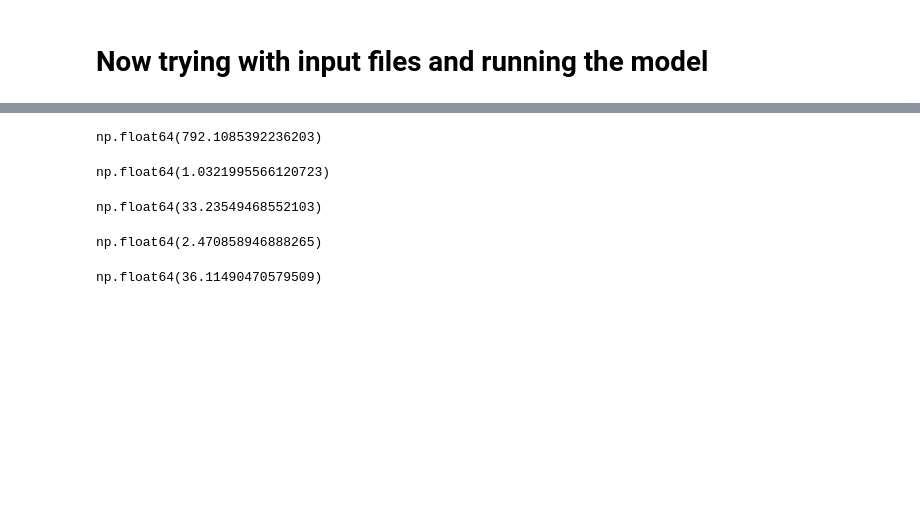
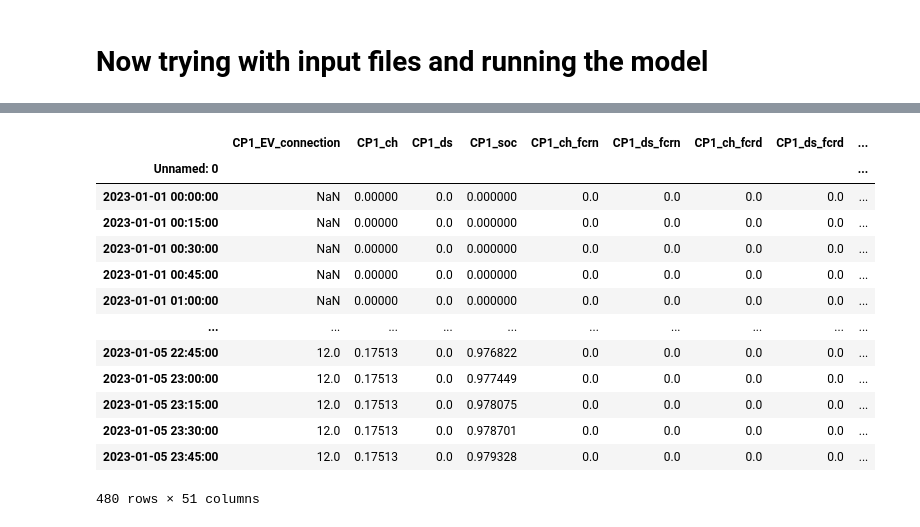
Before and after one commit to SaraAboebeid/ECOM-Tool, a Jupyter notebook: LEC-Opt-with_aging_FCRN_FCRD_15min.ipynb, the cells around one changed output, grey strips where cells are left out. Drawn from its saved outputs; the diff is of its cells as text; code cells hidden in the pictures; blank space fills up the shorter version.

```diff
--- a/LEC-Opt-with_aging_FCRN_FCRD_15min.ipynb
+++ b/LEC-Opt-with_aging_FCRN_FCRD_15min.ipynb
@@ -1014,7 +1110,7 @@ try:
 except NameError:
     base_dir = Path.cwd()  # fallback for Jupyter or interactive mode
 
-charging_point_file_path = base_dir / "Data" / "Charging_point_test_data.xlsx"
+charging_point_file_path = base_dir / "Data" / "CP_sessions_2023.xlsx"
 charging_point_data = pd.read_excel(charging_point_file_path, sheet_name=None)
 building_file_path = base_dir / "Data" / "Building_test_data.xlsx"
 building_data = pd.read_excel(building_file_path, index_col = [0], sheet_name=None)
@@ -1089,7 +1205,7 @@ for day in range(days):
         print(f"  ⛽ Charging Point: {cp_name}")
         cp_df = charging_point_data[cp_name]
         capacities, max_powers, arrivals, departures = [], [], [], []
-        arrival_socs, desired_socs = [], []
+        arrival_socs, desired_socs, ev_ids = [], [], []
 
         # a) Add ongoing sessions
         print("   ↪ Checking ongoing sessions from previous day")
@@ -1104,8 +1220,9 @@ for day in range(days):
                 departures.append(min(dep_time, horizon_hours * 4))
                 arrival_socs.append(session['last_soc'])
                 desired_socs.append(session['desired_soc'])
+                ev_ids.append(session['ev_id'])
 
-                print(f"     ✅ Continued EV{idx}: dep_time_slot={dep_time}, SOC={session['last_soc']}")
+                print(f"     ✅ Continued EV{session['ev_id']}: dep_time_slot={dep_time}, SOC={session['last_soc']}")
                 if session['departure_time'] > end_time:
                     new_ongoing_sessions[cp_name].append(session)
 
@@ -1147,9 +1264,11 @@ for day in range(days):
 
             arrival_socs.append(row['Arrival SOC'])
             desired_socs.append(row['Desired SOC'])
+            ev_ids.append(row['ev_id'])
 
         charging_point_list.append(charging_point(
             name=cp_name,
+            ev_id = ev_ids,
             ev_capacity=capacities,
             ev_max_power=max_powers,
             ev_arrival=arrivals,
@@ -1160,7 +1279,8 @@ for day in range(days):
 
     # 3. Run optimization
     print("Step 3: Solving optimization model")
-    spot_prices = np.array(prices['Spot prices'].loc[start_time:end_time] * 11.1 / 1000)
+    resolution = 3600/(prices['Spot prices'].index[1] - prices['Spot prices'].index[0]).total_seconds()
+    spot_prices = np.array(prices['Spot prices'].loc[start_time:end_time] * 11.1 / 1000) #€/MWh to SEK/kWh
     fcrn_prices = np.array(prices['FCRN prices'].loc[start_time:end_time] * 11.1 / 1000)
     fcrdu_prices = np.array(prices['FCRDU prices'].loc[start_time:end_time] * 11.1 / 1000)
     fcrdd_prices = np.array(prices['FCRDD prices'].loc[start_time:end_time] * 11.1 / 1000)
@@ -1177,9 +1297,9 @@ for day in range(days):
         for i in range(T)
     ]
     #spot_prices = spot_prices_hourly.loc[start_time:end_time - timedelta(hours=1), 'SEK_per_kWh'].tolist()
-    opt_model = LEC_Opt_spot_fcrn_fcrd(charging_point_list, building_list, spot_prices, temperature=winter_temperature, fcrn_prices=fcrn_prices, fcrdu_prices=fcrdu_prices, fcrdd_prices=fcrdd_prices,
+    opt_model = LEC_Opt_spot_fcrn_fcrd(charging_point_list, [], spot_prices, temperature=winter_temperature, fcrn_prices=fcrn_prices, fcrdu_prices=fcrdu_prices, fcrdd_prices=fcrdd_prices,
                                    reg_up=up_reg, reg_down=down_reg, act_fcrn_up=act_up_fcrn, act_fcrn_down=act_down_fcrn,
-                                   act_fcrd_up=act_up_fcrd, act_fcrd_down=act_down_fcrd, fcrn_on=1, fcrdd_on=1, fcrdu_on=0, aging=0, v2g_on=1)
+                                   act_fcrd_up=act_up_fcrd, act_fcrd_down=act_down_fcrd, fcrn_on=0, fcrdd_on=0, fcrdu_on=0, aging=0, resolution=resolution ,v2g_on=0, dc = True)
 
     results_df = opt_model.solve()
     df = opt_model.get_results()
@@ -1188,13 +1308,13 @@ for day in range(days):
     print("   ✅ Optimization complete")
     for col in df.columns:
         if '_soc' in col:
-            print(col, "→", df[col].iloc[store_hours - 1])
+            print(col, "→", df[col].iloc[store_hours * 4 - 1])
     print("\n✅ Columns in results DataFrame:")
     print([col for col in df.columns if '_soc' in col])
 
     # Save first 24h of results
     print("Step 3.5: Saving 24h results to cumulative DataFrame")
-    rolling_results = pd.concat([rolling_results, df.iloc[:store_hours]])
+    rolling_results = pd.concat([rolling_results, df.iloc[:store_hours * 4]])
     opt_month = rolling_results.index[-1].month
     if current_month - opt_month == 0:
         opt_peak = (df['P_import_all'].iloc[:24] - df['P_export_all'].iloc[:24]).max()   #needs to be from the opt
@@ -1205,11 +1325,11 @@ for day in range(days):
         current_month = opt_month
 
     # 4. Update building SOCs
-    print("Step 4: Updating building SOCs")
+    '''print("Step 4: Updating building SOCs")
     for name in building_data.keys():
         soc_val = df[f'{name}_bess_soc'].iloc[store_hours * 4 - 1]
         previous_soc[name].iloc[0] = soc_val
-        print(f"  🔋 {name} end-of-day SOC: {soc_val:.2f}")
+        print(f"  🔋 {name} end-of-day SOC: {soc_val:.2f}")'''
 
     # 5. Update ongoing sessions' SOCs
     print("Step 5: Updating ongoing session SOCs from Day", day + 1)
@@ -1242,11 +1362,11 @@ rolling_results['Cal_Age'] = rolling_results.filter(regex='_CalAg$').sum(axis=1)
 rolling_results['Cyc_Cost'] = rolling_results.filter(regex='_CycCost$').sum(axis=1)
 rolling_results['Cal_Cost'] = rolling_results.filter(regex='_CalCost$').sum(axis=1)
 peak_load = (rolling_results['P_import_all']-rolling_results['P_export_all']).resample('M').max()
-monthly_peak_costs = peak_load * 61.533 / 30 / 24 / 4
+monthly_peak_costs = peak_load * 61.533 / 30 / 24 / resolution
 month_end_index = rolling_results.index.to_period('M').to_timestamp('M')
 rolling_results['Peak cost'] = month_end_index.map(monthly_peak_costs)
 rolling_results['DSO cost'] = rolling_results['Transmission cost'] + rolling_results['Peak cost']
-rolling_results['Tax cost'] = 0.25 * (rolling_results['Supplier cost'] + rolling_results['DSO cost']) + 1.25 * 0.439 * (rolling_results['P_import_all'] - rolling_results['P_export_all']) / 4
+rolling_results['Tax cost'] = 0.25 * (rolling_results['Supplier cost'] + rolling_results['DSO cost']) + 1.25 * 0.439 * (rolling_results['P_import_all'] - rolling_results['P_export_all']) / resolution
 rolling_results['Overall cost'] = rolling_results['DSO cost'] + rolling_results['Supplier cost'] + rolling_results['Tax cost'] - rolling_results['FCRN returns'] - rolling_results['FCRD returns']
 # %% [output]
 ========================================
@@ -1277,20 +1389,17 @@ np.float64(222.67558281948607)
-# %%
-rolling_results['FCRD returns'].sum()
-# %% [output]
-np.float64(792.1085392236203)
-# %%
-rolling_results['Supplier cost'].sum()
-# %% [output]
-np.float64(1.0321995566120723)
-# %%
-rolling_results['DSO cost'].sum()
-# %% [output]
-np.float64(33.23549468552103)
-# %%
-rolling_results['Cal_Age'].sum() + rolling_results['Cyc_Age'].sum()
-# %% [output]
-np.float64(2.470858946888265)
-# %%
-rolling_results['Cal_Cost'].sum() + rolling_results['Cyc_Cost'].sum()
-# %% [output]
-np.float64(36.11490470579509)
+# %%
+rolling_results
+# %% [output]
+|  | CP1_EV_connection | CP1_ch | CP1_ds | CP1_soc | CP1_ch_fcrn | CP1_ds_fcrn | CP1_ch_fcrd | CP1_ds_fcrd | ... |
+| Unnamed: 0 |  |  |  |  |  |  |  |  | ... |
+| 2023-01-01 00:00:00 | NaN | 0.00000 | 0.0 | 0.000000 | 0.0 | 0.0 | 0.0 | 0.0 | ... |
+| 2023-01-01 00:15:00 | NaN | 0.00000 | 0.0 | 0.000000 | 0.0 | 0.0 | 0.0 | 0.0 | ... |
+| 2023-01-01 00:30:00 | NaN | 0.00000 | 0.0 | 0.000000 | 0.0 | 0.0 | 0.0 | 0.0 | ... |
+| 2023-01-01 00:45:00 | NaN | 0.00000 | 0.0 | 0.000000 | 0.0 | 0.0 | 0.0 | 0.0 | ... |
+| 2023-01-01 01:00:00 | NaN | 0.00000 | 0.0 | 0.000000 | 0.0 | 0.0 | 0.0 | 0.0 | ... |
+| ... | ... | ... | ... | ... | ... | ... | ... | ... | ... |
+| 2023-01-05 22:45:00 | 12.0 | 0.17513 | 0.0 | 0.976822 | 0.0 | 0.0 | 0.0 | 0.0 | ... |
+| 2023-01-05 23:00:00 | 12.0 | 0.17513 | 0.0 | 0.977449 | 0.0 | 0.0 | 0.0 | 0.0 | ... |
+| 2023-01-05 23:15:00 | 12.0 | 0.17513 | 0.0 | 0.978075 | 0.0 | 0.0 | 0.0 | 0.0 | ... |
+| 2023-01-05 23:30:00 | 12.0 | 0.17513 | 0.0 | 0.978701 | 0.0 | 0.0 | 0.0 | 0.0 | ... |
+| 2023-01-05 23:45:00 | 12.0 | 0.17513 | 0.0 | 0.979328 | 0.0 | 0.0 | 0.0 | 0.0 | ... |
+480 rows × 51 columns
```
Also changed, not shown: parts of 6 cells of this notebook.
